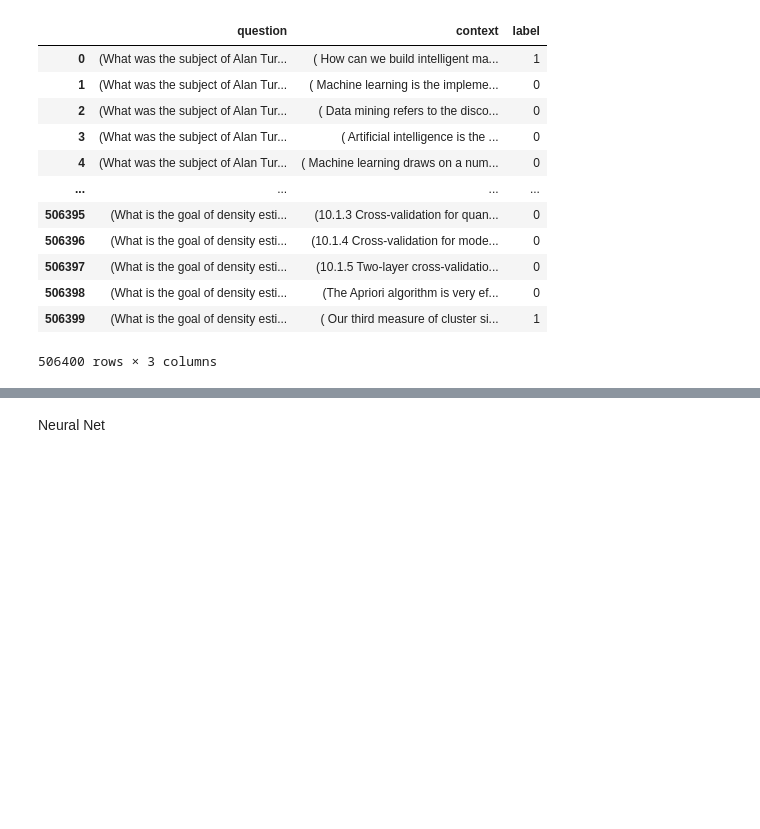
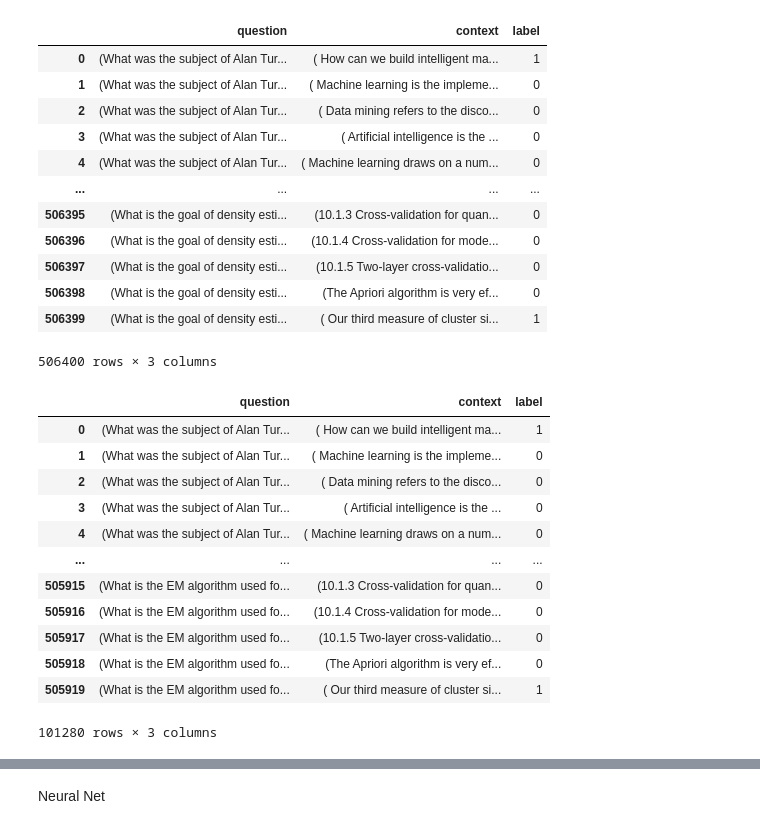
Before and after one commit to osquera/ChatGPT_Tutor_Project, a Jupyter notebook: Similarity network.ipynb, the cells around one changed output, grey strips where cells are left out. Saved outputs shown, nothing was run; the diff lists cells and outputs as text; code cells hidden in the pictures; blank space fills up the shorter version.

```diff
--- a/Similarity network.ipynb
+++ b/Similarity network.ipynb
@@ -84,0 +64,16 @@ train = df[~df['question'].isin(test_q)]
+# %%
+test
+# %% [output]
+|  | question | context | label |
+| 0 | (What was the subject of Alan Tur... | ( How can we build intelligent ma... | 1 |
+| 1 | (What was the subject of Alan Tur... | ( Machine learning is the impleme... | 0 |
+| 2 | (What was the subject of Alan Tur... | ( Data mining refers to the disco... | 0 |
+| 3 | (What was the subject of Alan Tur... | ( Artificial intelligence is the ... | 0 |
+| 4 | (What was the subject of Alan Tur... | ( Machine learning draws on a num... | 0 |
+| ... | ... | ... | ... |
+| 505915 | (What is the EM algorithm used fo... | (10.1.3 Cross-validation for quan... | 0 |
+| 505916 | (What is the EM algorithm used fo... | (10.1.4 Cross-validation for mode... | 0 |
+| 505917 | (What is the EM algorithm used fo... | (10.1.5 Two-layer cross-validatio... | 0 |
+| 505918 | (What is the EM algorithm used fo... | (The Apriori algorithm is very ef... | 0 |
+| 505919 | (What is the EM algorithm used fo... | ( Our third measure of cluster si... | 1 |
+101280 rows × 3 columns
```
Also changed, not shown: parts of 22 cells of this notebook.
